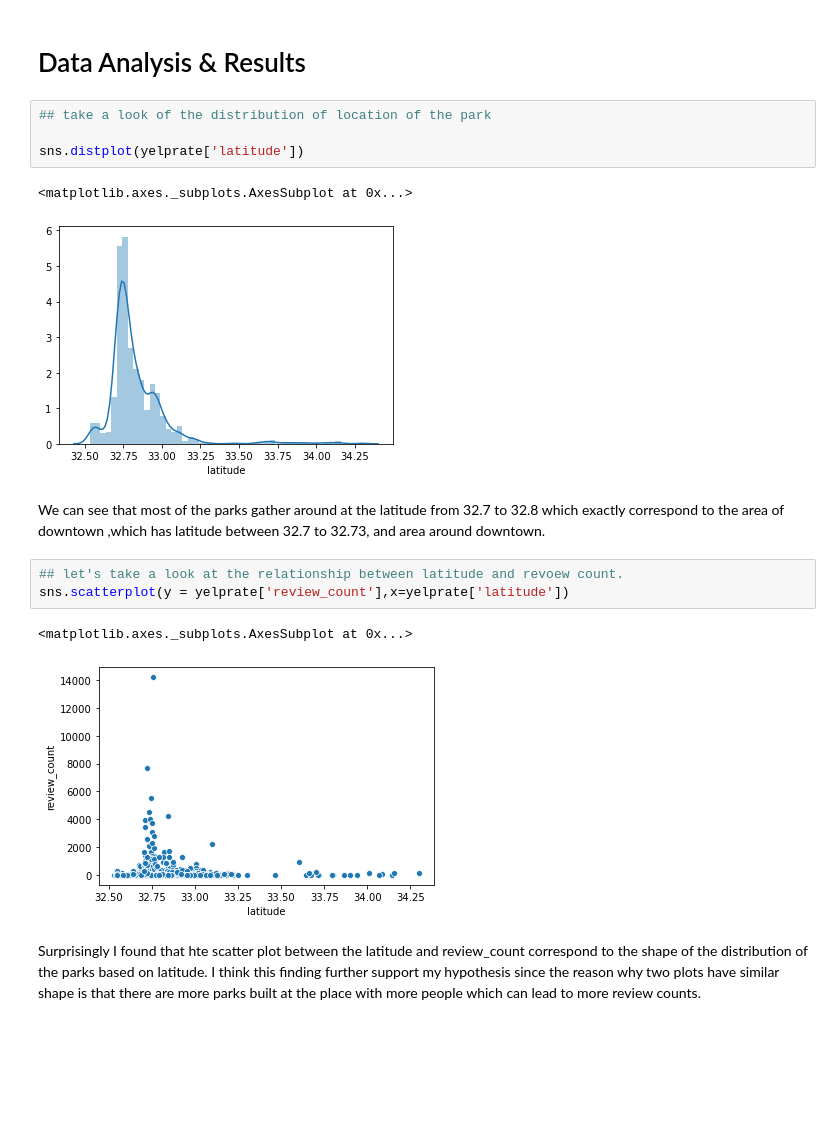
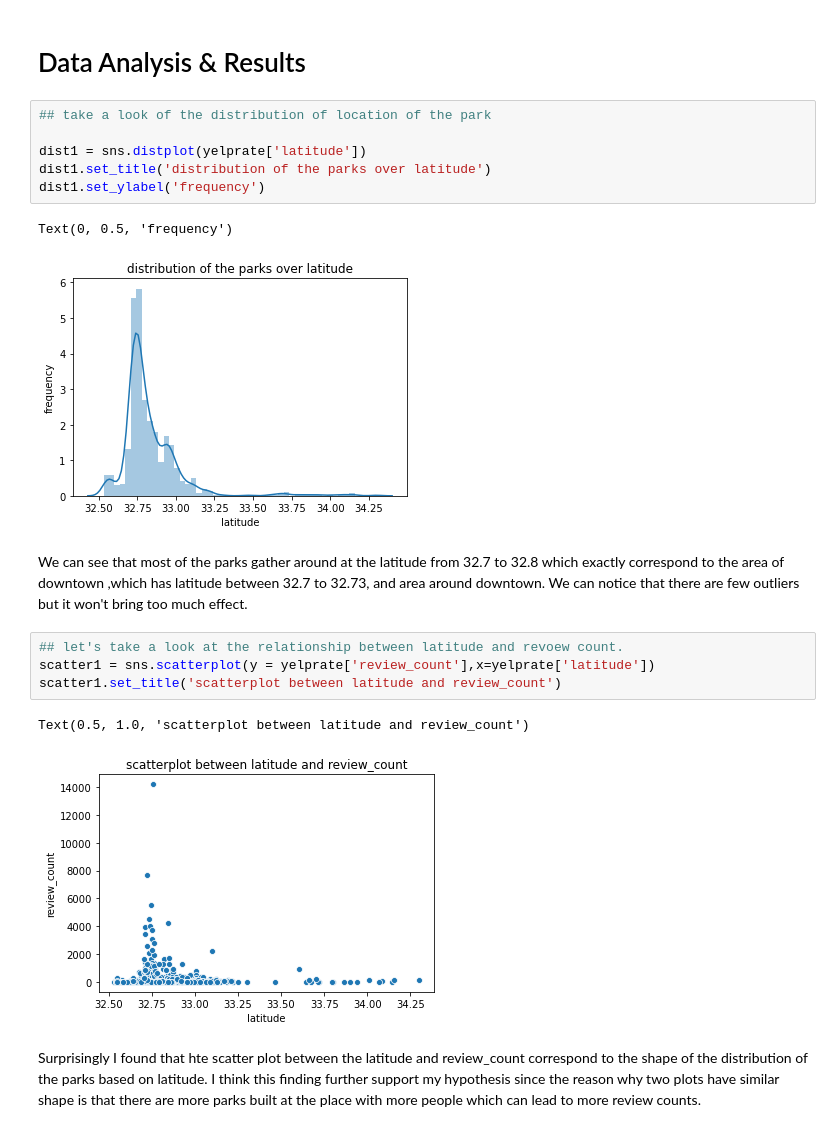
Before and after one commit to handsomezmx/individual_fa20, a Jupyter notebook: final_project/FinalProject_handsomezmx.ipynb, the cells around one changed output. Saved outputs shown, nothing was run; the diff lists cells and outputs as text; blank space fills up the shorter version.

```diff
--- a/final_project/FinalProject_handsomezmx.ipynb
+++ b/final_project/FinalProject_handsomezmx.ipynb
@@ -90,18 +93,21 @@ yelprate
 # %%
 ## take a look of the distribution of location of the park
 
-sns.distplot(yelprate['latitude'])
+dist1 = sns.distplot(yelprate['latitude'])
+dist1.set_title('distribution of the parks over latitude')
+dist1.set_ylabel('frequency')
 # %% [output]
-<matplotlib.axes._subplots.AxesSubplot at 0x...>
+Text(0, 0.5, 'frequency')
-[figure, old version]
+[figure, new version]
 # %% [markdown]
-We can see that most of the parks gather around at the latitude from 32.7 to 32.8 which exactly correspond to the area of downtown ,which has latitude between 32.7 to 32.73, and area around downtown.
+We can see that most of the parks gather around at the latitude from 32.7 to 32.8 which exactly correspond to the area of downtown ,which has latitude between 32.7 to 32.73, and area around downtown. We can notice that there are few outliers but it won't bring too much effect.
 # %%
 ## let's take a look at the relationship between latitude and revoew count.
-sns.scatterplot(y = yelprate['review_count'],x=yelprate['latitude'])
+scatter1 = sns.scatterplot(y = yelprate['review_count'],x=yelprate['latitude'])
+scatter1.set_title('scatterplot between latitude and review_count')
 # %% [output]
-<matplotlib.axes._subplots.AxesSubplot at 0x...>
+Text(0.5, 1.0, 'scatterplot between latitude and review_count')
-[figure, old version]
+[figure, new version]
 # %% [markdown]
 Surprisingly I found that hte scatter plot between the latitude and review_count correspond to the shape of the distribution of the parks based on latitude. I think this finding further support my hypothesis since the reason why two plots have similar shape is that there are more parks built at the place with more people which can lead to more review counts.
 # %% [markdown]
```
Also changed, not shown: parts of 5 cells of this notebook.
